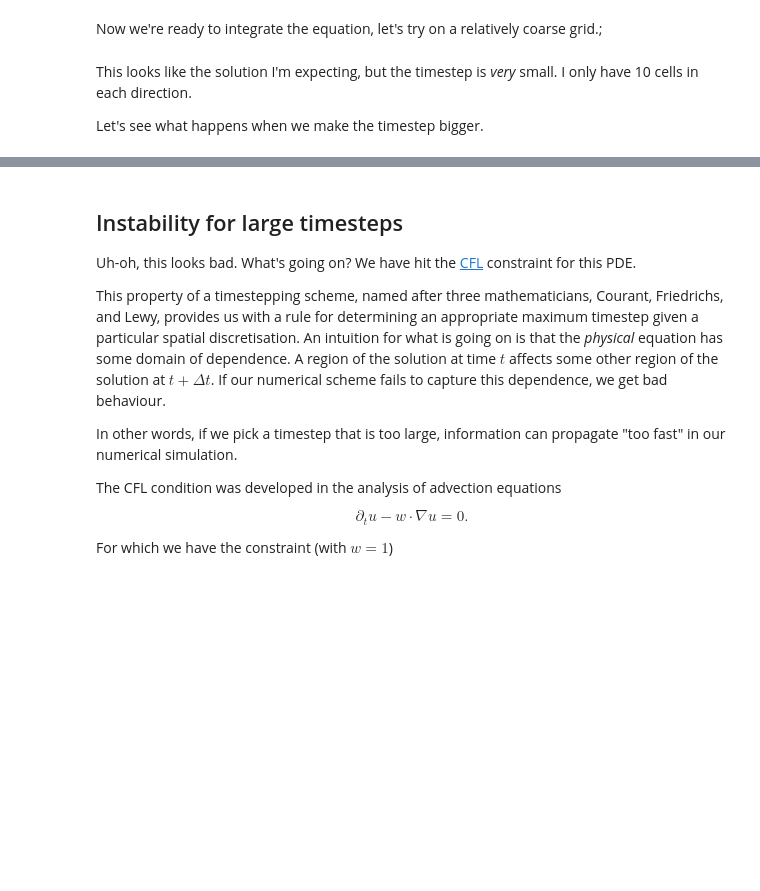
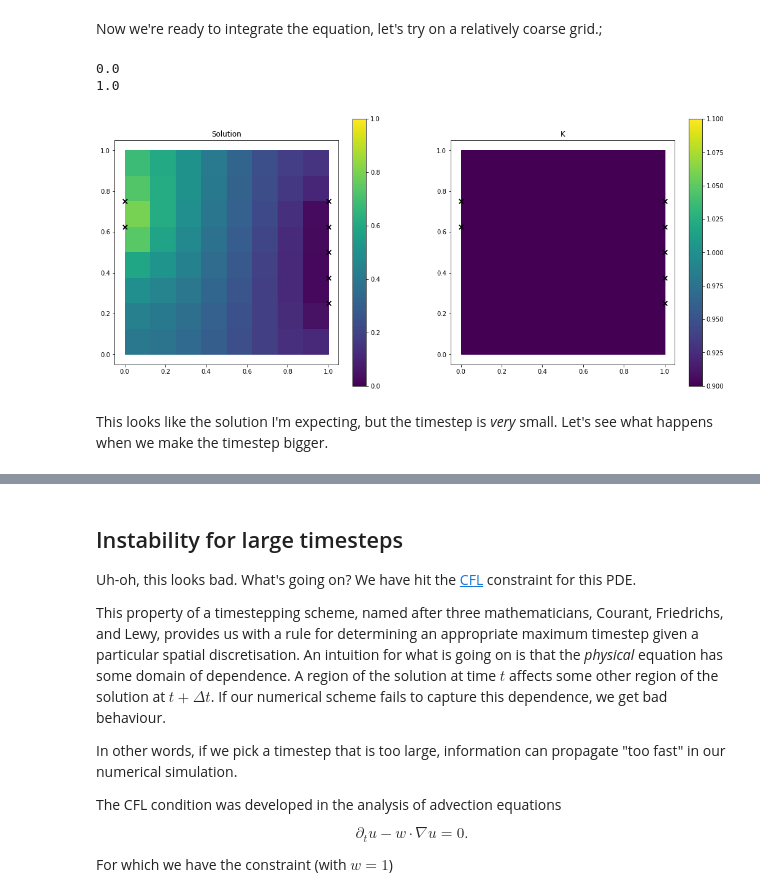
Before and after one commit to wenceorg/comp4187, a Jupyter notebook: code/finite-difference-III.ipynb, the cells around one changed output, grey strips where cells are left out. Cells and saved outputs as stored; diff of their text form; code cells hidden in the pictures; blank space fills up the shorter version.

```diff
--- a/code/finite-difference-III.ipynb
+++ b/code/finite-difference-III.ipynb
@@ -166,8 +86,2 @@ def explicit_euler(u0, dt, grid, alpha=1, T=5):
 # %% [markdown]
 Now we're ready to integrate the equation, let's try on a relatively coarse grid.;
-# %%
-N = 11
-alpha = 1
-grid, u = setup(N)
-dt = 0.00252
-ts, us = explicit_euler(u, dt, grid, alpha=alpha, T=10)
@@ -176,4 +88,44 @@ grid.contourf(us[-1], levels=20);
+# %%
+def f(u):
+    f_ = - stiffness @ u
+    for cell in geometry.grid.dfs(discretization.level):
+        for lin, vertex in enumerate(cell.vertices):
+            if vertex in discretization.cur_dirichlet_vertices:
+                # Dirichlet vertices not contained in update
+                f_[vertex] = 0.0
+    return f_
+
+def explicit_euler(u0, dt, T=500):
+    us = [u0]
+    ts = [0]
+    update = np.zeros_like(u0)
+    import copy
+    u = copy.copy(u0)
+    t = 0
+    while t < T:
+        update = f(u)
+        if np.linalg.norm(update, np.inf) < 1e-8:
+            print("Equilibrium reached at t=",t)
+            # Terminate if we've reached a steady-state
+            break
+        # Explicit Euler: u <- u + dt f(u)
+        u += dt*update
+        us.append(u)
+        t += dt
+        ts.append(t)
+    return ts, us
+# %%
+dt = 0.13
+u0 = discretization.setup_initial()
+ts, us = explicit_euler(u0, dt, T=10.0)
+# %%
+print(min(us[-1]))
+print(max(us[-1]))
+
+geo.plot_solution(geometry=geometry, discretization=discretization, dirichlet_val=dirichlet_val, sol=us[-1], level=level)
+# %% [output]
+0.0
+1.0
+[figure, added]
 # %% [markdown]
-This looks like the solution I'm expecting, but the timestep is *very* small. I only have 10 cells in each direction.
-
-Let's see what happens when we make the timestep bigger.
+This looks like the solution I'm expecting, but the timestep is *very* small. Let's see what happens when we make the timestep bigger.
```
Also changed, not shown: parts of 44 cells of this notebook, 4 other files.
